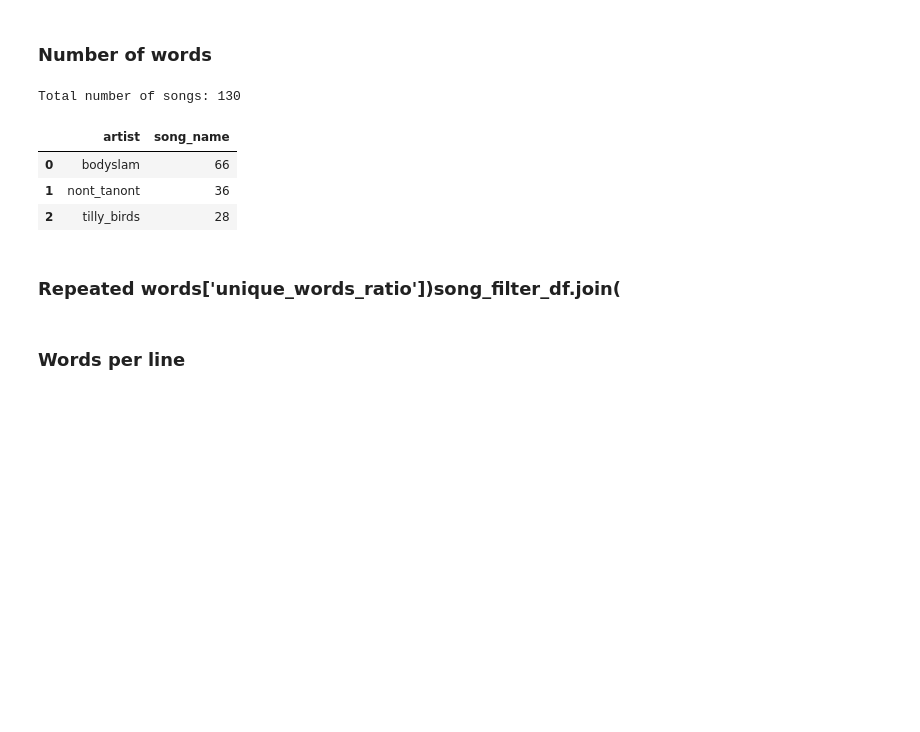
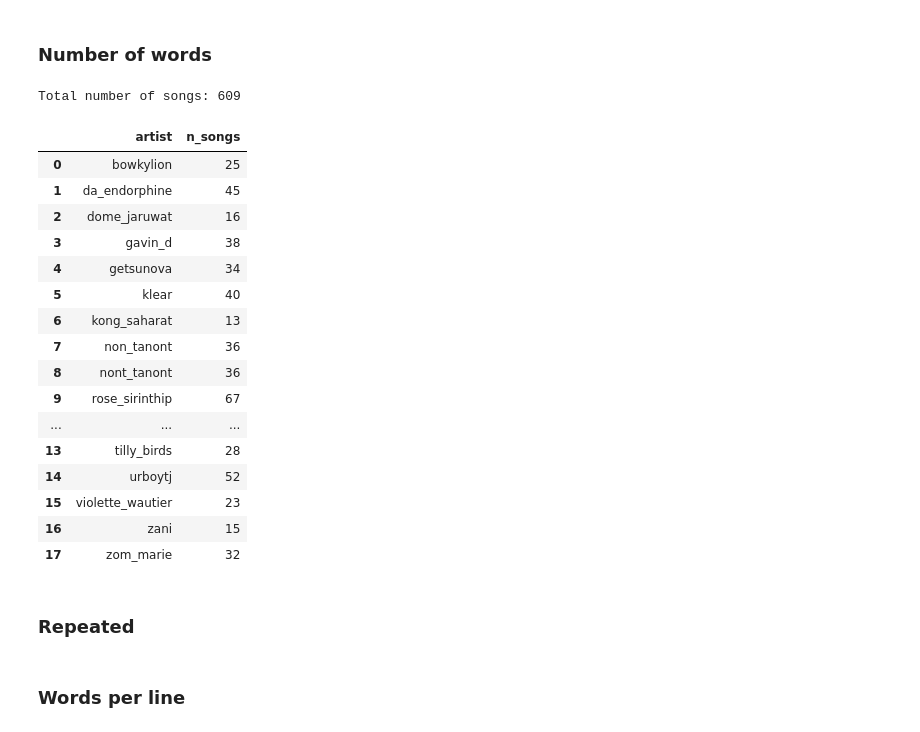
Before and after one commit to BFF-Pattern/Thai-Artist-Classification-by-Song-Lyrics, a Jupyter notebook: Preprocessing.ipynb, the cells around one changed output. Cells and saved outputs as stored; diff of their text form; code cells hidden in the pictures; blank space fills up the shorter version.

```diff
--- a/Preprocessing.ipynb
+++ b/Preprocessing.ipynb
@@ -22,15 +23,12 @@ from sklearn.metrics import accuracy_score, confusion_matrix
 from sklearn.pipeline import Pipeline
 from sklearn.preprocessing import StandardScaler
 # %%
-# import data
+import glob, os
 
-# import glob
-# import os
+#You may comment this line if *WinError 2* occurs
+# os.chdir("/thaisongs")
 
-# path = r'/thaisongs' # use your path
-# all_files = glob.glob(os.path.join(path , "/*.csv"))
-
-all_files = ['./thaisongs/bodyslam.csv', './thaisongs/nont_tanont.csv', './thaisongs/tilly_birds.csv']
+all_files = glob.glob("*.csv")
 
 li = []
 
@@ -224,25 +224,38 @@ song_df
 # %% [markdown]
 ### Number of words
 # %%
-n_artist = 4
+n_artist = 32
 random.seed(0)
 
 artist_select = random.choices(song_df['artist'].unique(), k=n_artist)
 
 song_filter_df = song_df.loc[song_df['artist'].isin(artist_select)]
 print('Total number of songs: {}'.format(len(song_filter_df)))
-song_filter_df.groupby('artist')[['song_name']].count().reset_index().rename(columns={'song':'songs'})
+song_filter_df.groupby('artist')[['song_name']].count().reset_index().rename(columns={'song_name':'n_songs'})
 # %% [output]
-Total number of songs: 130
+Total number of songs: 609
-|  | artist | song_name |
-| 0 | bodyslam | 66 |
-| 1 | nont_tanont | 36 |
-| 2 | tilly_birds | 28 |
+|  | artist | n_songs |
+| 0 | bowkylion | 25 |
+| 1 | da_endorphine | 45 |
+| 2 | dome_jaruwat | 16 |
+| 3 | gavin_d | 38 |
+| 4 | getsunova | 34 |
+| 5 | klear | 40 |
+| 6 | kong_saharat | 13 |
+| 7 | non_tanont | 36 |
+| 8 | nont_tanont | 36 |
+| 9 | rose_sirinthip | 67 |
+| ... | ... | ... |
+| 13 | tilly_birds | 28 |
+| 14 | urboytj | 52 |
+| 15 | violette_wautier | 23 |
+| 16 | zani | 15 |
+| 17 | zom_marie | 32 |
 # %%
 fig = px.box(song_filter_df, x='artist', y='n_words', title='Word count per song by artist')
 fig.show()
 # %% [markdown]
-### Repeated words['unique_words_ratio'])song_filter_df.join(
+### Repeated
 # %%
 # number of unique stems
 song_df['n_unique_words'] = song_df['words'].map(lambda lst: len(set(lst)))
```
Also changed, not shown: parts of 55 cells of this notebook.
